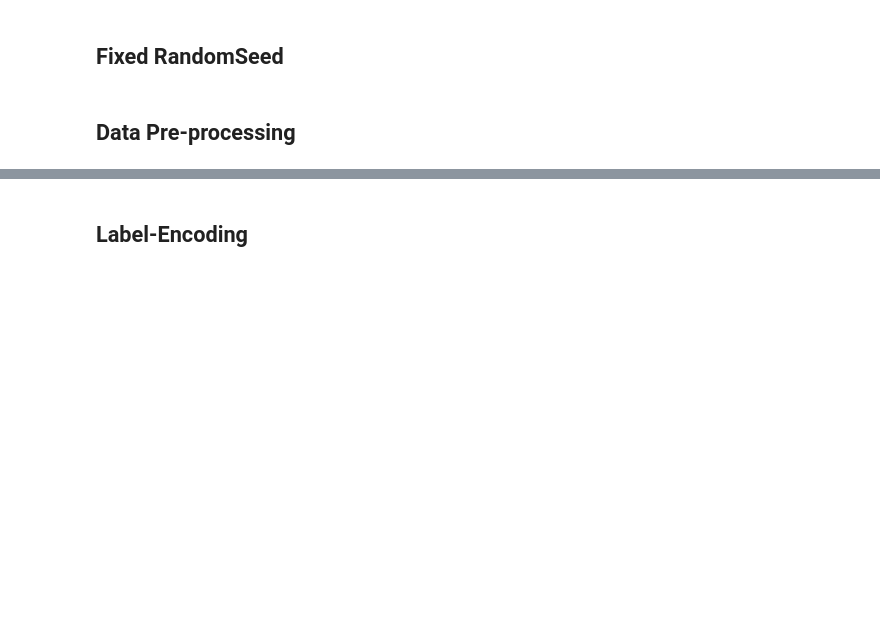
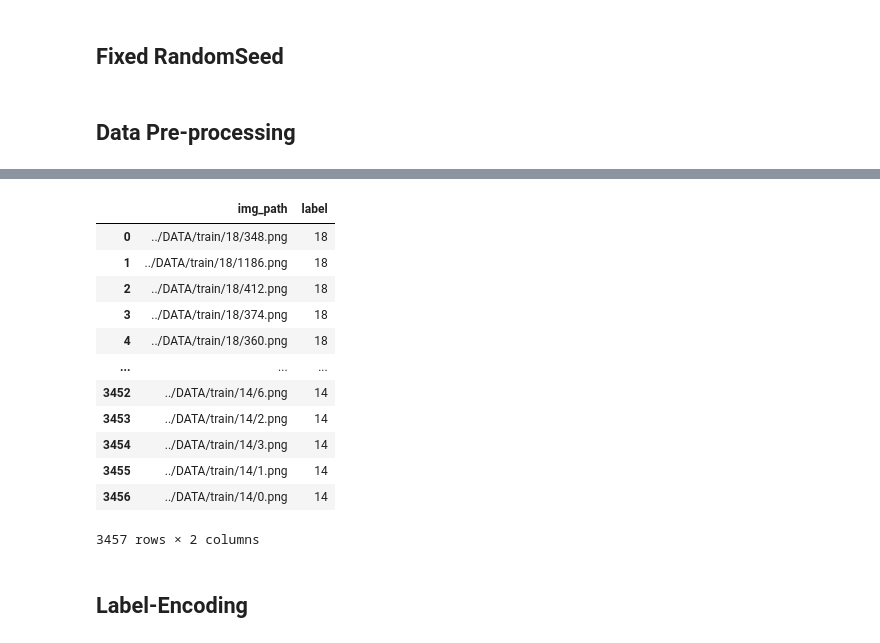
Before and after one commit to DoSungjin/Dacon_papering_classification, a Jupyter notebook: BASELINE/EfficientNet_baseline.ipynb, the cells around one changed output, grey strips where cells are left out. Cells and saved outputs as stored; diff of their text form; code cells hidden in the pictures; blank space fills up the shorter version.

```diff
--- a/BASELINE/EfficientNet_baseline.ipynb
+++ b/BASELINE/EfficientNet_baseline.ipynb
@@ -66,7 +120,32 @@ seed_everything(CFG['SEED']) # Seed 고정
 # %%
-all_img_list = glob.glob('../DATA/train/*/*')
+# train folder에 있는 이미지 파일 이름을 리스트로 저장
+all_folder_list = os.listdir(TRAIN_PATH)
+
+path_list = []
+all_path_list = []
+for item in all_folder_list:
+    path_list = os.path.join(TRAIN_PATH, item)
+    for a in os.listdir(path_list):
+        path_list_2 = os.path.join(path_list, a)
+        all_path_list.append(path_list_2)
+
+df = pd.DataFrame(columns=['img_path', 'label'])
+df['img_path'] = all_path_list
+df['label'] = df['img_path'].apply(lambda x : str(x).split('/')[3])
-# %%
-df = pd.DataFrame(columns=['img_path', 'label'])
-df['img_path'] = all_img_list
-df['label'] = df['img_path'].apply(lambda x : str(x).split('/')[2])
+# %%
+df
+# %% [output]
+|  | img_path | label |
+| 0 | ../DATA/train/18/348.png | 18 |
+| 1 | ../DATA/train/18/1186.png | 18 |
+| 2 | ../DATA/train/18/412.png | 18 |
+| 3 | ../DATA/train/18/374.png | 18 |
+| 4 | ../DATA/train/18/360.png | 18 |
+| ... | ... | ... |
+| 3452 | ../DATA/train/14/6.png | 14 |
+| 3453 | ../DATA/train/14/2.png | 14 |
+| 3454 | ../DATA/train/14/3.png | 14 |
+| 3455 | ../DATA/train/14/1.png | 14 |
+| 3456 | ../DATA/train/14/0.png | 14 |
+3457 rows × 2 columns
 # %%
```
Also changed, not shown: parts of 18 cells of this notebook.
